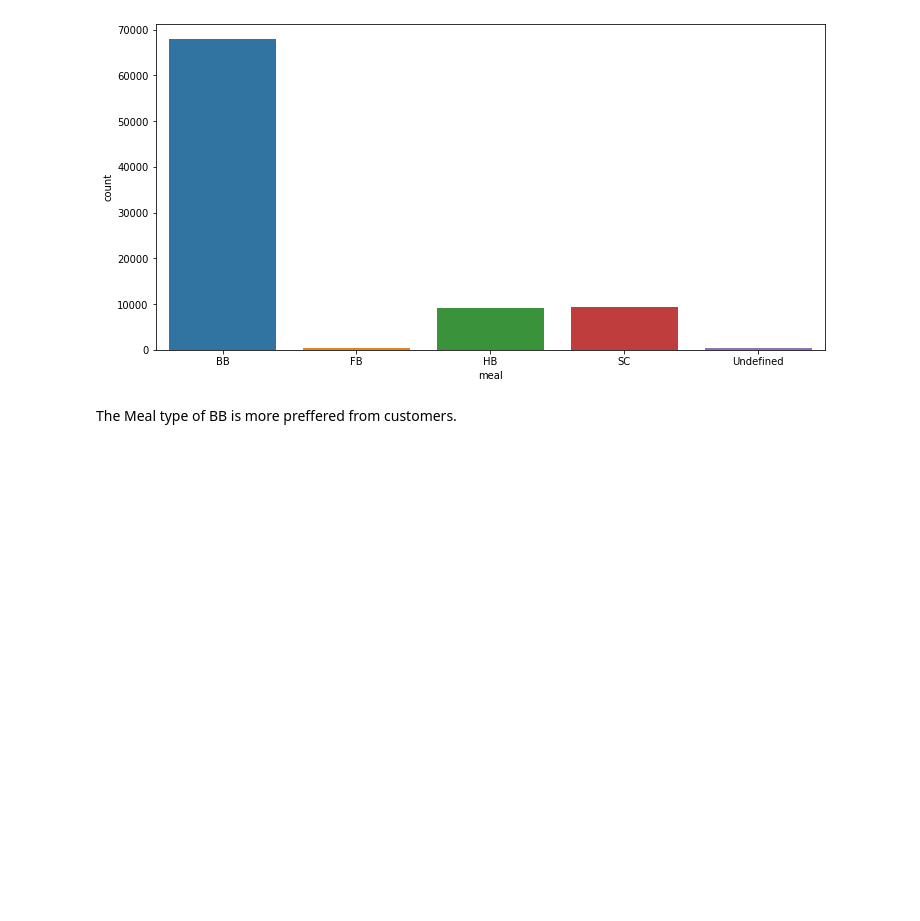
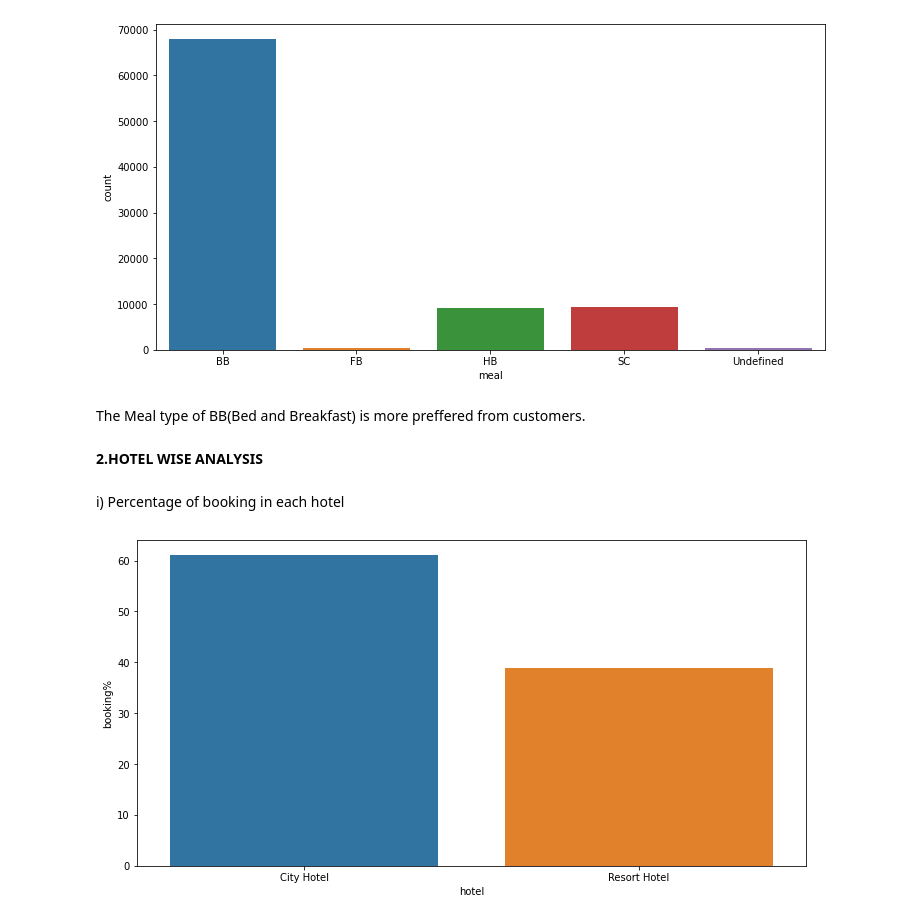
Before and after one commit to Tarunsri1998/Hotel-Booking-Analysis, a Jupyter notebook: Hotel_Booking_Analysis_Capstone_Project.ipynb, the cells around one changed output. Drawn from its saved outputs; the diff is of its cells as text; code cells hidden in the pictures; blank space fills up the shorter version.

```diff
--- a/Hotel_Booking_Analysis_Capstone_Project.ipynb
+++ b/Hotel_Booking_Analysis_Capstone_Project.ipynb
@@ -316,4 +316,16 @@ plt.show()
 # %% [output]
 [figure]
 # %% [markdown]
-The Meal type of BB is more preffered from customers.
+The Meal type of BB(Bed and Breakfast) is more preffered from customers.
+# %% [markdown]
+**2.HOTEL WISE ANALYSIS**
+# %% [markdown]
+i) Percentage of booking in each hotel
+# %%
+grouped_by_hotel=df1.groupby('hotel')
+d1=pd.DataFrame((grouped_by_hotel.size()/df1.shape[0])*100).reset_index().rename(columns = {0:'booking%'})
+plt.figure(figsize=(12,6))
+sns.barplot(x=d1['hotel'],y=d1['booking%'])
+plt.show()
+# %% [output]
+[figure, added]
```
Also changed, not shown: parts of 24 cells of this notebook.
